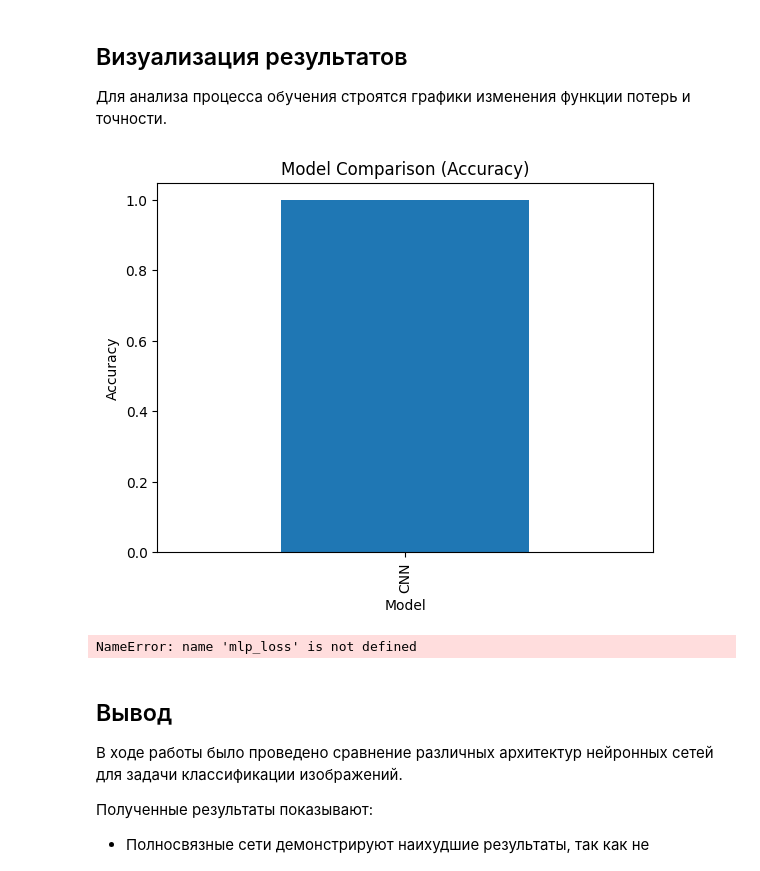
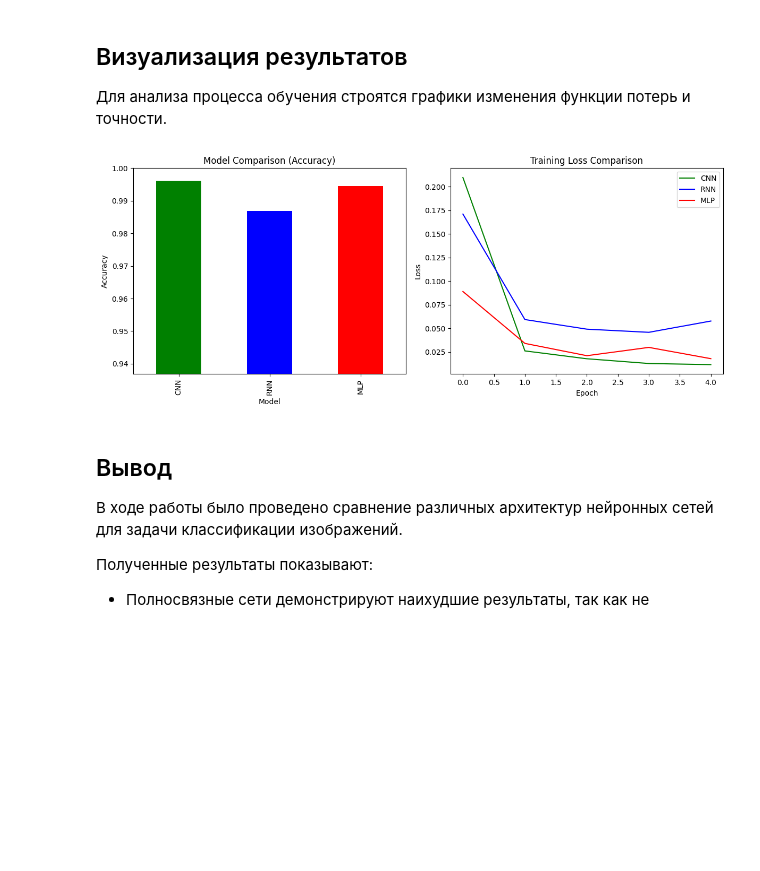
Before and after one commit to SupremeIntelligence/analysis-of-neural-network-architectures, a Jupyter notebook: mlp_rnn_cnn_image_classification.ipynb, the cells around one changed output. Saved outputs shown, nothing was run; the diff lists cells and outputs as text; code cells hidden in the pictures; blank space fills up the shorter version.

Commit message:
Added experiment logging, result loading and visualization pipeline for model comparison.

```diff
--- a/mlp_rnn_cnn_image_classification.ipynb
+++ b/mlp_rnn_cnn_image_classification.ipynb
@@ -161,23 +211,41 @@ results
 
 Для анализа процесса обучения строятся графики изменения функции потерь и точности.
 # %%
-results.plot(x="Model", y="Accuracy", kind="bar", legend=False)
-plt.title("Model Comparison (Accuracy)")
-plt.ylabel("Accuracy")
+fig, axes = plt.subplots(1, 2, figsize=(12, 5))
+baseline = results_df["Accuracy"].min()
+color_map = {
+    "MLP": "red",
+    "CNN": "green",
+    "RNN": "blue"
+}
+
+colors = results_df["Model"].map(color_map)
+
+results_df.plot(
+    x="Model",
+    y="Accuracy",
+    kind="bar",
+    legend=False,
+    ax=axes[0],
+    color=colors
+)
+
+axes[0].set_title("Model Comparison (Accuracy)")
+axes[0].set_ylabel("Accuracy")
+axes[0].set_ylim(baseline - 0.05, 1.0)
+
+for r in results_list:
+    axes[1].plot(r["train_loss"], label=r["model"], color = color_map[r["model"]])
+
+axes[1].set_title("Training Loss Comparison")
+axes[1].set_xlabel("Epoch")
+axes[1].set_ylabel("Loss")
+axes[1].legend()
+
+plt.tight_layout()
 plt.show()
-
-plt.plot(mlp_loss, label="MLP")
-plt.plot(cnn_loss, label="CNN")
-plt.plot(rnn_loss, label="RNN")
-
-plt.title("Training Loss Comparison")
-plt.xlabel("Epoch")
-plt.ylabel("Loss")
-plt.legend()
-plt.show()
 # %% [output]
-[figure, old version]
+[figure, new version]
-NameError: name 'mlp_loss' is not defined
 # %% [markdown]
 ## Вывод
 
```
Also changed, not shown: parts of 5 cells of this notebook, 1 other file.
